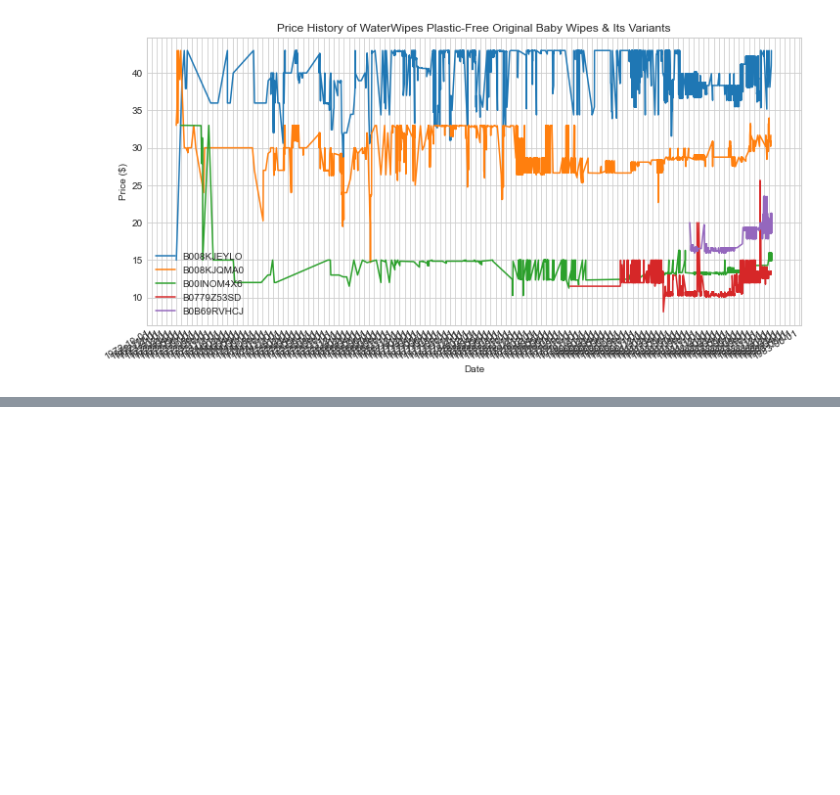
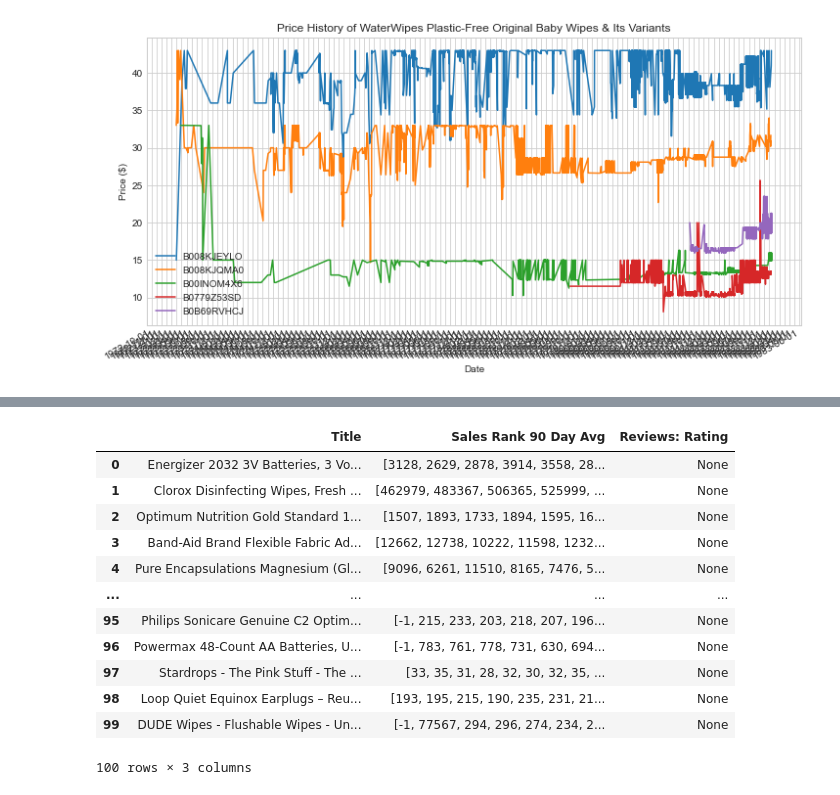
Before and after one commit to ZaynJK/amazon-bsr-queries, a Jupyter notebook: Keepa Data Queries.ipynb, the cells around one changed output, grey strips where cells are left out. Drawn from its saved outputs; the diff is of its cells as text; code cells hidden in the pictures; blank space fills up the shorter version.

```diff
--- a/Keepa Data Queries.ipynb
+++ b/Keepa Data Queries.ipynb
@@ -830,0 +933,33 @@ plt.show()
+# %%
+import keepa
+import pandas as pd
+
+
+accesskey = 'e6k5nbifl5893th591pnruok9h28f08ruia5nc8qrppq3f31dvmm7iravqgrhvp0' # enter real access key here
+
+
+# Connect to the Keepa API
+api = keepa.Keepa(accesskey)
+
+# Get the category ID for 'Health and Household'
+category_id = '3760901'
+# Fetch top 100 ASINs in this category
+top_products = api.best_sellers_query(category_id)[:1]
+
+# Query detailed data for each product
+product_data = api.query(top_products)
+
+# Extract and organize required data into a pandas DataFrame
+data = []
+for product in product_data:
+    # Extracting individual fields from each product
+    print(product['data'])
+    entry = {
+        'Title': product['title'],
+        'Sales Rank 90 Day Avg': product['data']['SALES'] if 'SALES' in product['data'] else None,
+        'Rating': product['data']['RATING'] if 'RATING' in product['data'] else None,
+
+    }
+    data.append(entry)
+
+df = pd.DataFrame(data)
@@ -830,0 +968,16 @@ plt.show()
+# %%
+df
+# %% [output]
+|  | Title | Sales Rank 90 Day Avg | Reviews: Rating |
+| 0 | Energizer 2032 3V Batteries, 3 Vo... | [3128, 2629, 2878, 3914, 3558, 28... | None |
+| 1 | Clorox Disinfecting Wipes, Fresh ... | [462979, 483367, 506365, 525999, ... | None |
+| 2 | Optimum Nutrition Gold Standard 1... | [1507, 1893, 1733, 1894, 1595, 16... | None |
+| 3 | Band-Aid Brand Flexible Fabric Ad... | [12662, 12738, 10222, 11598, 1232... | None |
+| 4 | Pure Encapsulations Magnesium (Gl... | [9096, 6261, 11510, 8165, 7476, 5... | None |
+| ... | ... | ... | ... |
+| 95 | Philips Sonicare Genuine C2 Optim... | [-1, 215, 233, 203, 218, 207, 196... | None |
+| 96 | Powermax 48-Count AA Batteries, U... | [-1, 783, 761, 778, 731, 630, 694... | None |
+| 97 | Stardrops - The Pink Stuff - The ... | [33, 35, 31, 28, 32, 30, 32, 35, ... | None |
+| 98 | Loop Quiet Equinox Earplugs – Reu... | [193, 195, 215, 190, 235, 231, 21... | None |
+| 99 | DUDE Wipes - Flushable Wipes - Un... | [-1, 77567, 294, 296, 274, 234, 2... | None |
+100 rows × 3 columns
```
Also changed, not shown: parts of 21 cells of this notebook.
